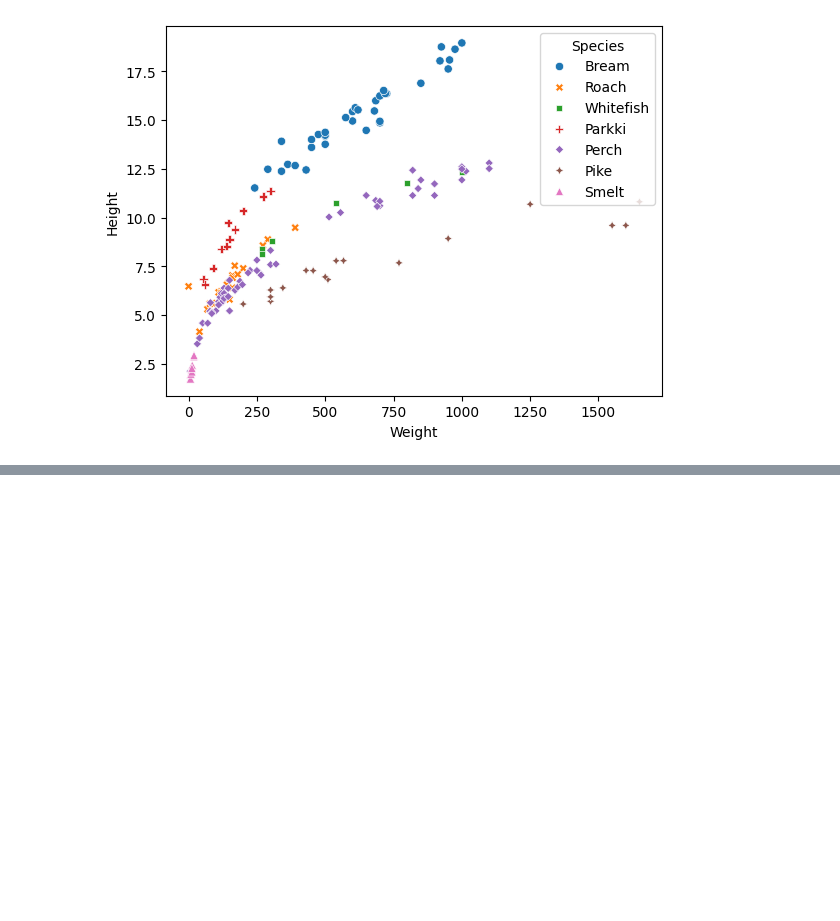
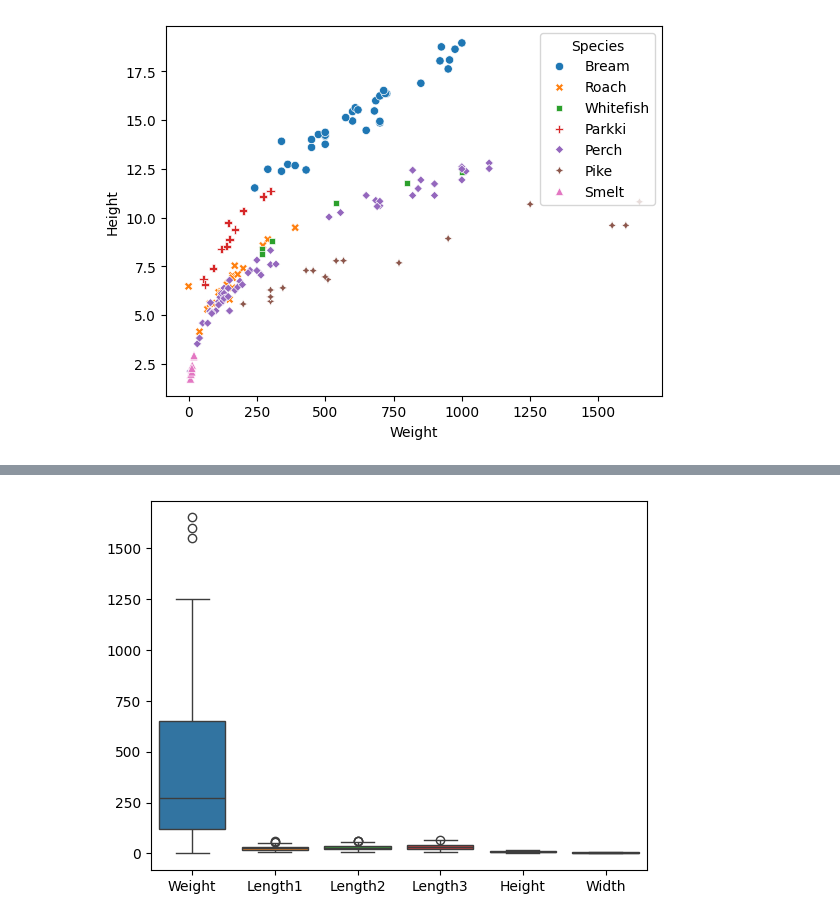
Before and after one commit to fehimecapar/Data-Science-For-Decision-Support, a Jupyter notebook: assignment1.ipynb, the cells around one changed output, grey strips where cells are left out. Cells and saved outputs as stored; diff of their text form; code cells hidden in the pictures; blank space fills up the shorter version.

```diff
--- a/assignment1.ipynb
+++ b/assignment1.ipynb
@@ -136,0 +140,5 @@ TypeError: Series.corr() missing 1 required positional argument: 'other'
+# %%
+sns.boxplot(data=reg_data) #Detect Outliers or Anomalies
+plt.show()
+# %% [output]
+[figure, added]
```
Also changed, not shown: parts of 3 cells of this notebook.
